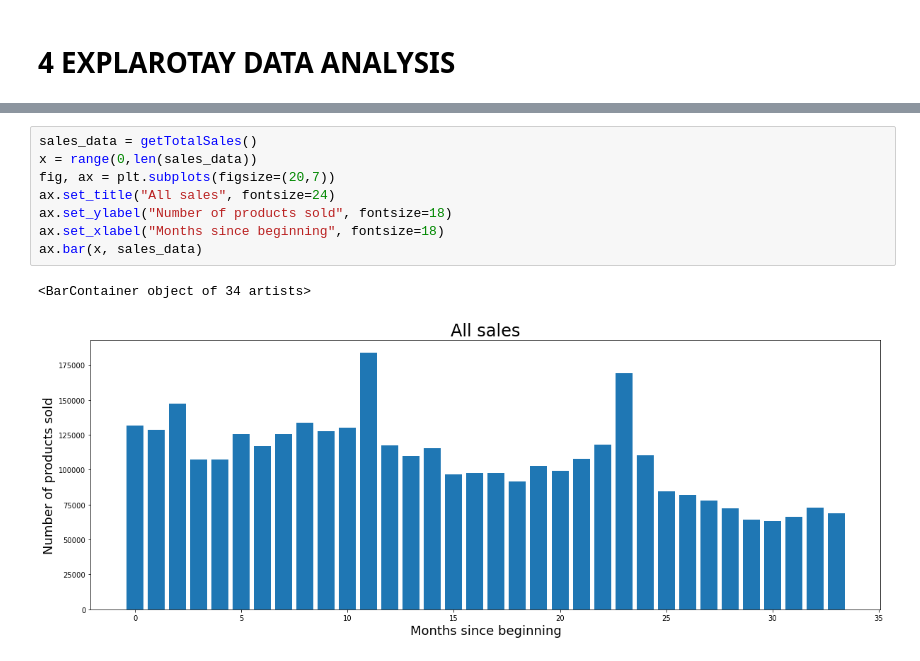
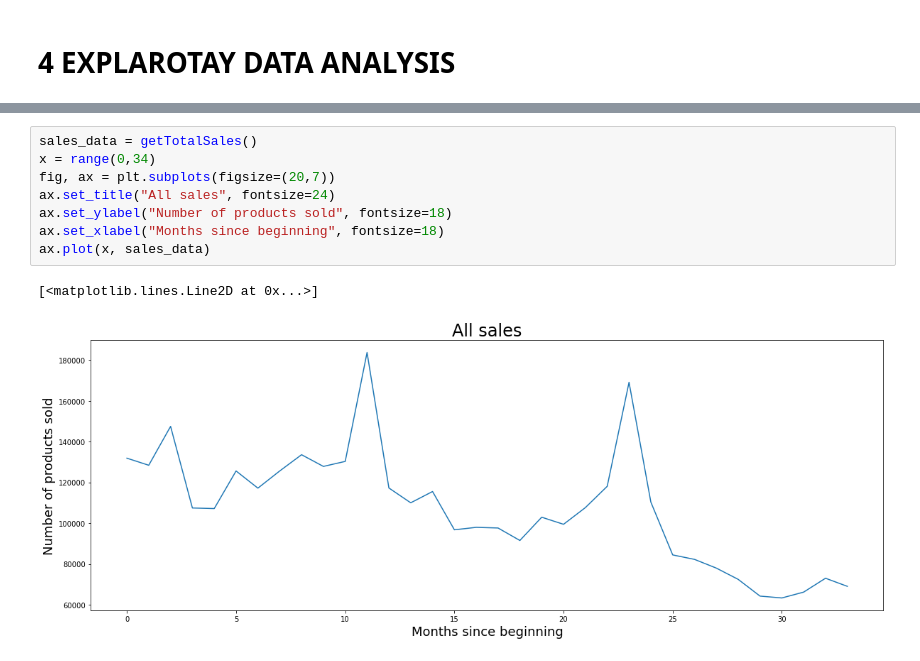
Before and after one commit to Reemet1/PredictFutureSales, a Jupyter notebook: Reemet/predict_future_sales.ipynb, the cells around one changed output, grey strips where cells are left out. Saved outputs shown, nothing was run; the diff lists cells and outputs as text.

```diff
--- a/Reemet/predict_future_sales.ipynb
+++ b/Reemet/predict_future_sales.ipynb
@@ -251,12 +318,12 @@ def getTotalSales():
     return sold_each_month['item_cnt_day']
 # %%
 sales_data = getTotalSales()
-x = range(0,len(sales_data))
+x = range(0,34)
 fig, ax = plt.subplots(figsize=(20,7))
 ax.set_title("All sales", fontsize=24)
 ax.set_ylabel("Number of products sold", fontsize=18)
 ax.set_xlabel("Months since beginning", fontsize=18)
-ax.bar(x, sales_data)
+ax.plot(x, sales_data)
 # %% [output]
-<BarContainer object of 34 artists>
+[<matplotlib.lines.Line2D at 0x...>]
-[figure, old version]
+[figure, new version]
```
Also changed, not shown: parts of 39 cells of this notebook.
